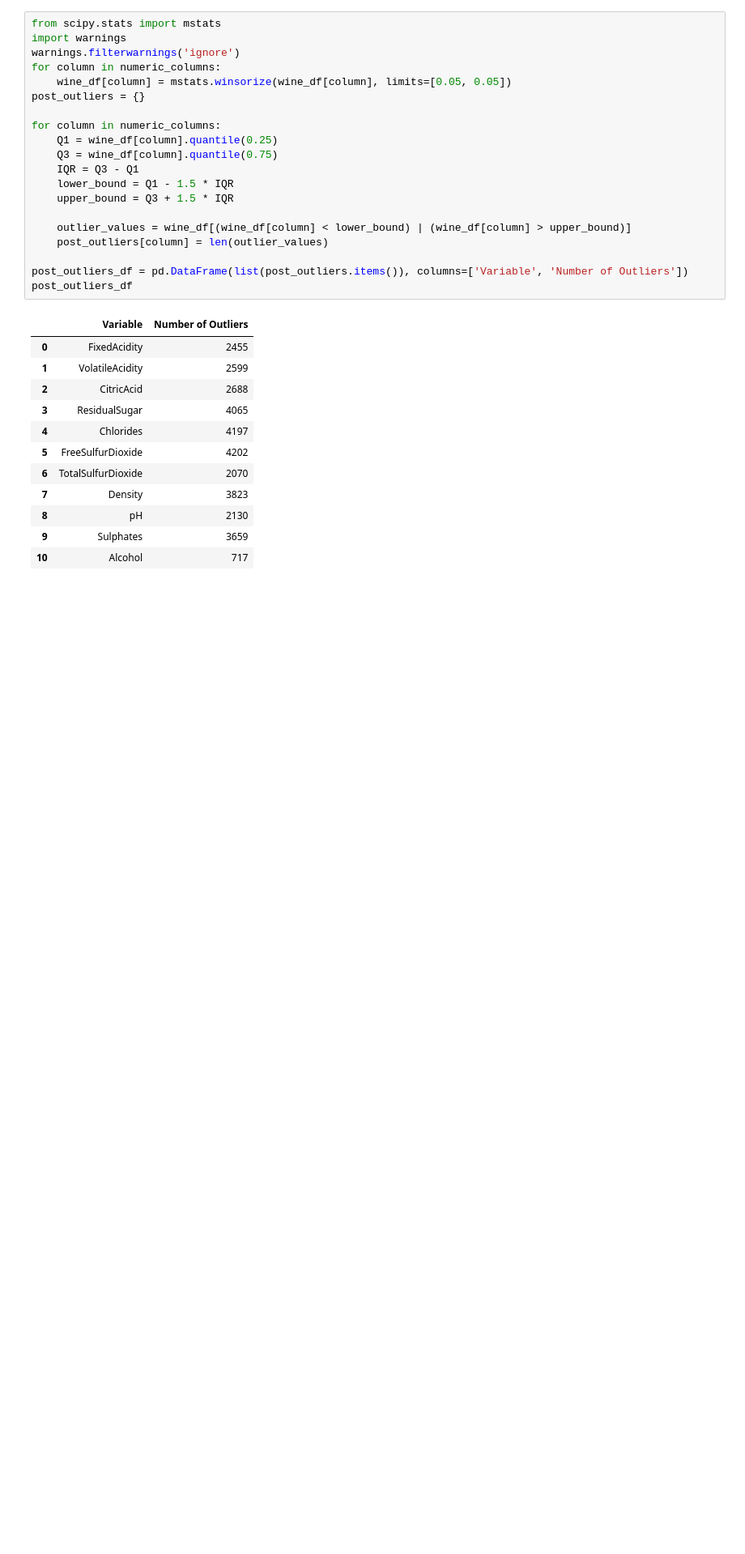
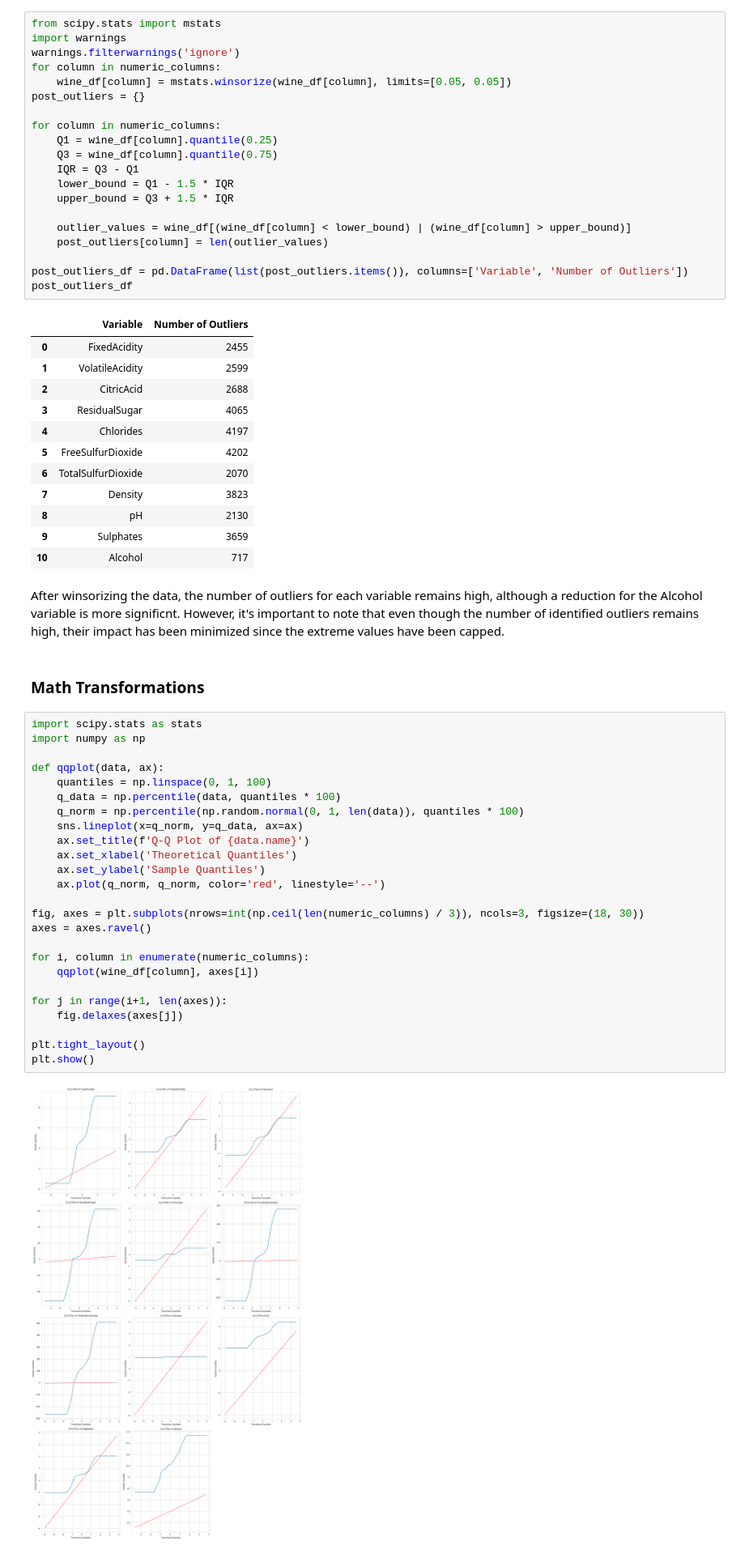
Before and after one commit to MichaelRocchio/msds_410, a Jupyter notebook: Assignment_8/rocchio_assign8.ipynb, the cells around one changed output. Shown at 81% size. Cells and saved outputs as stored; diff of their text form; blank space fills up the shorter version.

```diff
--- a/Assignment_8/rocchio_assign8.ipynb
+++ b/Assignment_8/rocchio_assign8.ipynb
@@ -371,3 +277,34 @@ post_outliers_df
 | 8 | pH | 2130 |
 | 9 | Sulphates | 3659 |
 | 10 | Alcohol | 717 |
+# %% [markdown]
+After winsorizing the data, the number of outliers for each variable remains high, although a reduction for the Alcohol variable is more significnt. However, it's important to note that even though the number of identified outliers remains high, their impact has been minimized since the extreme values have been capped.
+# %% [markdown]
+### Math Transformations
+# %%
+import scipy.stats as stats
+import numpy as np
+
+def qqplot(data, ax):
+    quantiles = np.linspace(0, 1, 100)
+    q_data = np.percentile(data, quantiles * 100)
+    q_norm = np.percentile(np.random.normal(0, 1, len(data)), quantiles * 100)
+    sns.lineplot(x=q_norm, y=q_data, ax=ax)
+    ax.set_title(f'Q-Q Plot of {data.name}')
+    ax.set_xlabel('Theoretical Quantiles')
+    ax.set_ylabel('Sample Quantiles')
+    ax.plot(q_norm, q_norm, color='red', linestyle='--')
+
+fig, axes = plt.subplots(nrows=int(np.ceil(len(numeric_columns) / 3)), ncols=3, figsize=(18, 30))
+axes = axes.ravel()
+
+for i, column in enumerate(numeric_columns):
+    qqplot(wine_df[column], axes[i])
+
+for j in range(i+1, len(axes)):
+    fig.delaxes(axes[j])
+
+plt.tight_layout()
+plt.show()
+# %% [output]
+[figure, added]
```
Also changed, not shown: parts of 32 cells of this notebook.
